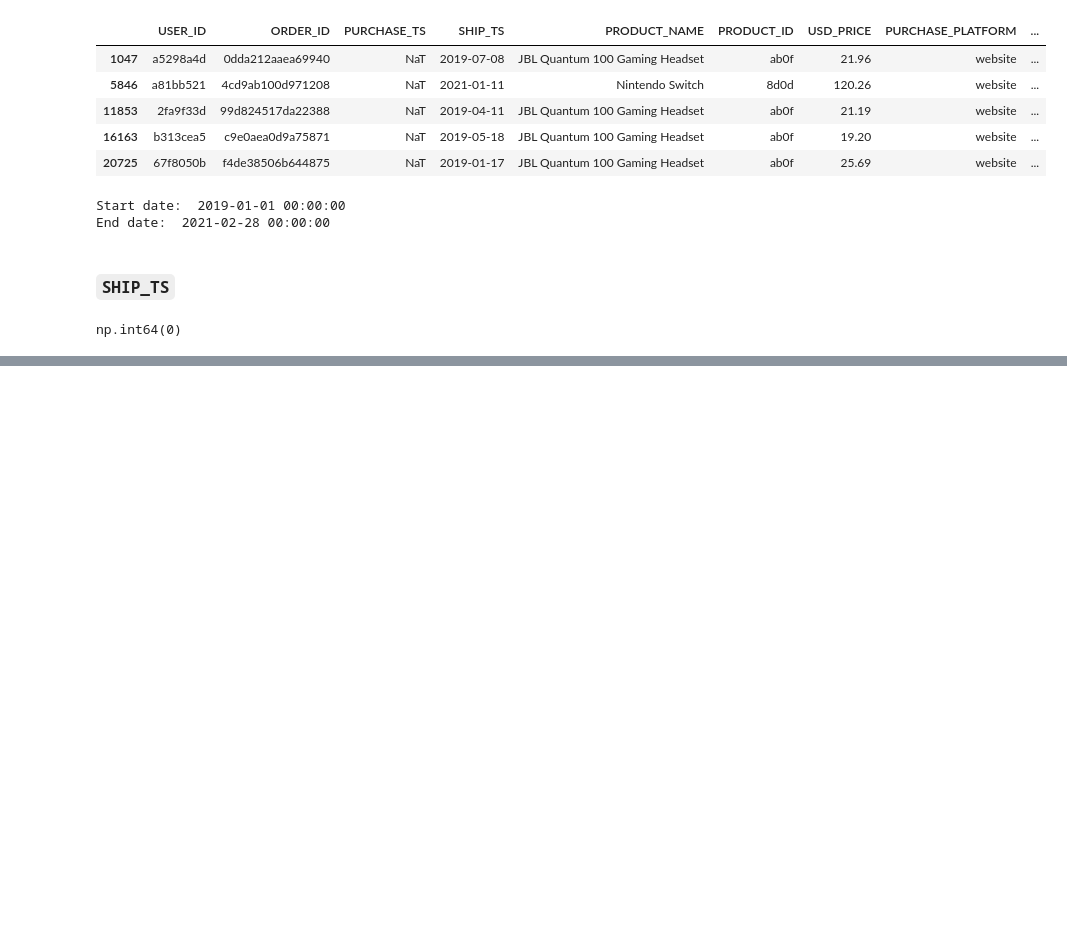
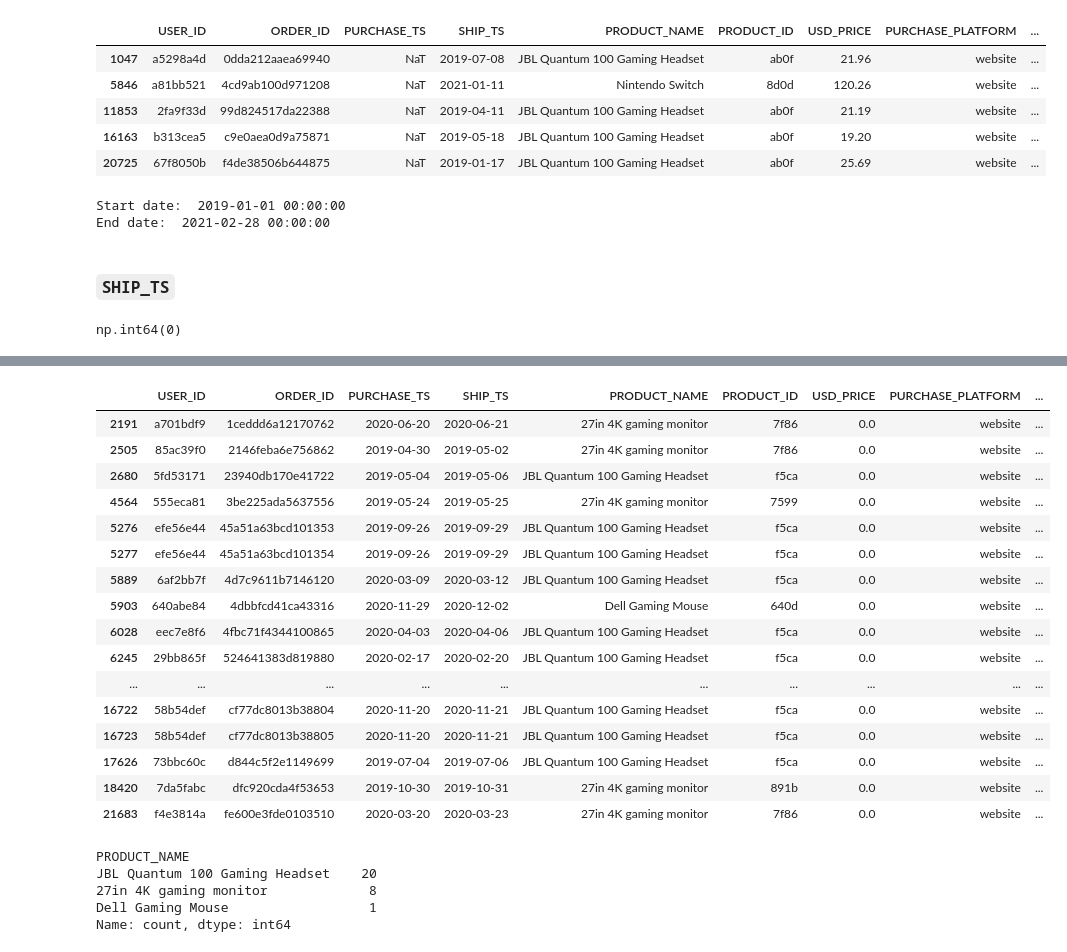
Before and after one commit to bdk-333/GameZone-Data-Analytics, a Jupyter notebook: notebooks/1_data_cleaning.ipynb, the cells around one changed output, grey strips where cells are left out. Drawn from its saved outputs; the diff is of its cells as text; code cells hidden in the pictures; blank space fills up the shorter version.

```diff
--- a/notebooks/1_data_cleaning.ipynb
+++ b/notebooks/1_data_cleaning.ipynb
@@ -159,0 +185,2 @@ np.int64(0)
+# %%
+df['PRODUCT_NAME'] = df['PRODUCT_NAME'].replace('27inches 4k gaming monitor', '27in 4K gaming monitor')
@@ -159,0 +222,29 @@ np.int64(0)
+# %%
+# $0 or negative values
+df[df['USD_PRICE'] <= 0]
+# %% [output]
+|  | USER_ID | ORDER_ID | PURCHASE_TS | SHIP_TS | PRODUCT_NAME | PRODUCT_ID | USD_PRICE | PURCHASE_PLATFORM | ... |
+| 2191 | a701bdf9 | 1ceddd6a12170762 | 2020-06-20 | 2020-06-21 | 27in 4K gaming monitor | 7f86 | 0.0 | website | ... |
+| 2505 | 85ac39f0 | 2146feba6e756862 | 2019-04-30 | 2019-05-02 | 27in 4K gaming monitor | 7f86 | 0.0 | website | ... |
+| 2680 | 5fd53171 | 23940db170e41722 | 2019-05-04 | 2019-05-06 | JBL Quantum 100 Gaming Headset | f5ca | 0.0 | website | ... |
+| 4564 | 555eca81 | 3be225ada5637556 | 2019-05-24 | 2019-05-25 | 27in 4K gaming monitor | 7599 | 0.0 | website | ... |
+| 5276 | efe56e44 | 45a51a63bcd101353 | 2019-09-26 | 2019-09-29 | JBL Quantum 100 Gaming Headset | f5ca | 0.0 | website | ... |
+| 5277 | efe56e44 | 45a51a63bcd101354 | 2019-09-26 | 2019-09-29 | JBL Quantum 100 Gaming Headset | f5ca | 0.0 | website | ... |
+| 5889 | 6af2bb7f | 4d7c9611b7146120 | 2020-03-09 | 2020-03-12 | JBL Quantum 100 Gaming Headset | f5ca | 0.0 | website | ... |
+| 5903 | 640abe84 | 4dbbfcd41ca43316 | 2020-11-29 | 2020-12-02 | Dell Gaming Mouse | 640d | 0.0 | website | ... |
+| 6028 | eec7e8f6 | 4fbc71f4344100865 | 2020-04-03 | 2020-04-06 | JBL Quantum 100 Gaming Headset | f5ca | 0.0 | website | ... |
+| 6245 | 29bb865f | 524641383d819880 | 2020-02-17 | 2020-02-20 | JBL Quantum 100 Gaming Headset | f5ca | 0.0 | website | ... |
+| ... | ... | ... | ... | ... | ... | ... | ... | ... | ... |
+| 16722 | 58b54def | cf77dc8013b38804 | 2020-11-20 | 2020-11-21 | JBL Quantum 100 Gaming Headset | f5ca | 0.0 | website | ... |
+| 16723 | 58b54def | cf77dc8013b38805 | 2020-11-20 | 2020-11-21 | JBL Quantum 100 Gaming Headset | f5ca | 0.0 | website | ... |
+| 17626 | 73bbc60c | d844c5f2e1149699 | 2019-07-04 | 2019-07-06 | JBL Quantum 100 Gaming Headset | f5ca | 0.0 | website | ... |
+| 18420 | 7da5fabc | dfc920cda4f53653 | 2019-10-30 | 2019-10-31 | 27in 4K gaming monitor | 891b | 0.0 | website | ... |
+| 21683 | f4e3814a | fe600e3fde0103510 | 2020-03-20 | 2020-03-23 | 27in 4K gaming monitor | 7f86 | 0.0 | website | ... |
+# %%
+df[df['USD_PRICE'] <= 0]['PRODUCT_NAME'].value_counts()
+# %% [output]
+PRODUCT_NAME
+JBL Quantum 100 Gaming Headset    20
+27in 4K gaming monitor             8
+Dell Gaming Mouse                  1
+Name: count, dtype: int64
```
Also changed, not shown: parts of 44 cells of this notebook, 2 other files.
